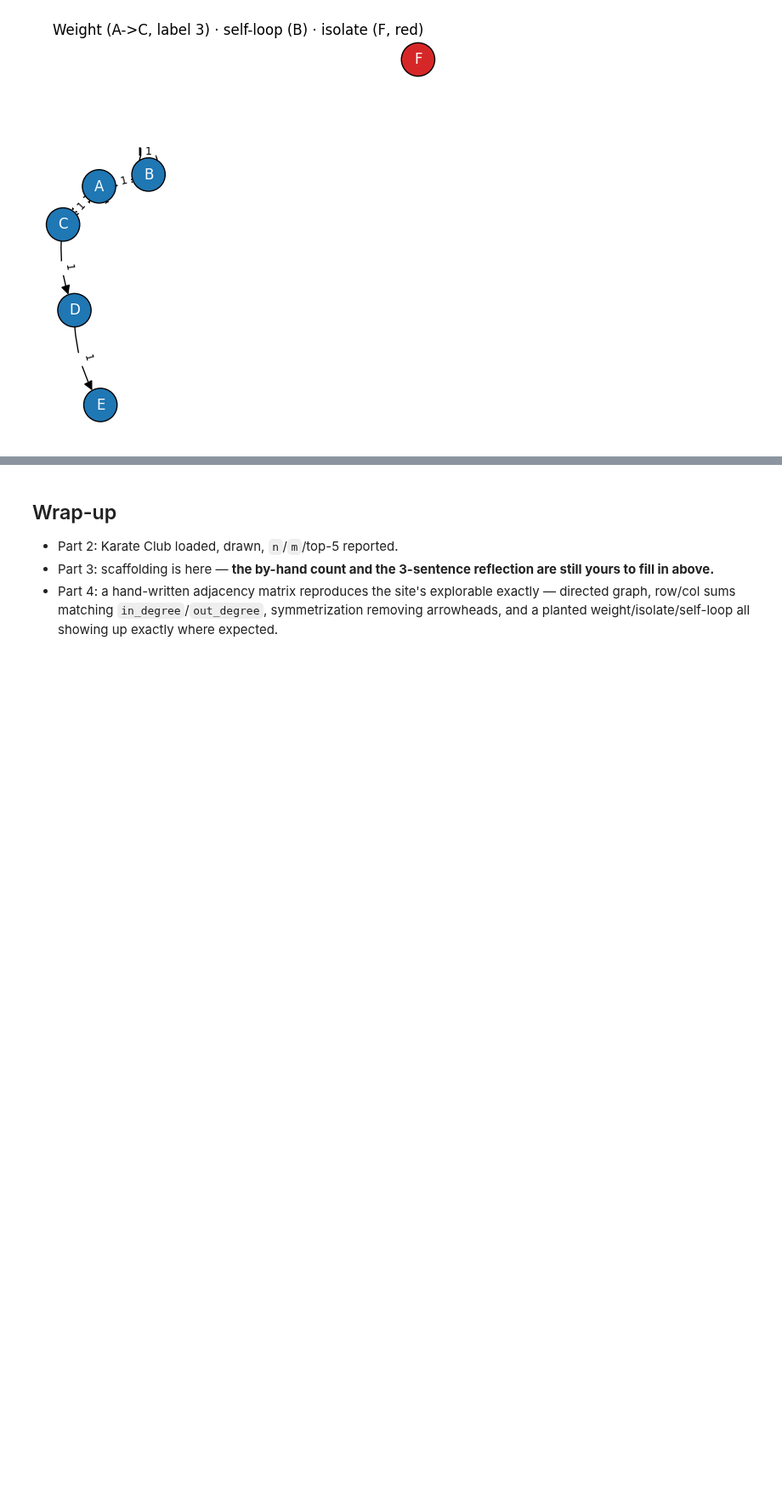
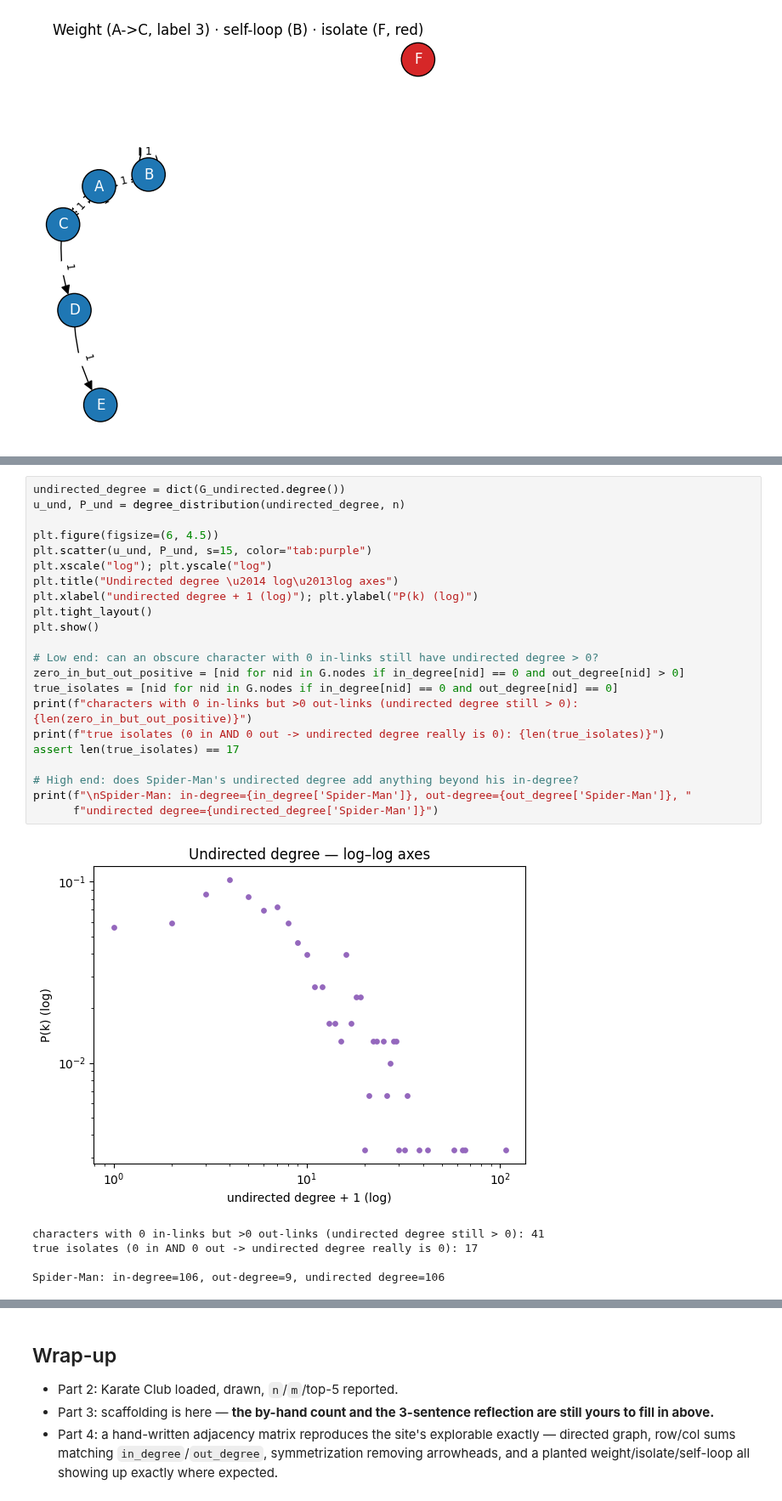
Before and after one commit to carlotamontes/socialgraphs-project, a Jupyter notebook: exercises/week1/1.3_toolbox_shakedown.ipynb, the cells around one changed output, grey strips where cells are left out. Shown at 85% size. Saved outputs shown, nothing was run; the diff lists cells and outputs as text; blank space fills up the shorter version.

```diff
--- a/exercises/week1/1.3_toolbox_shakedown.ipynb
+++ b/exercises/week1/1.3_toolbox_shakedown.ipynb
@@ -242,0 +516,28 @@ All three planted features (weight, isolate, self-loop) show up exactly where ex
+# %%
+undirected_degree = dict(G_undirected.degree())
+u_und, P_und = degree_distribution(undirected_degree, n)
+
+plt.figure(figsize=(6, 4.5))
+plt.scatter(u_und, P_und, s=15, color="tab:purple")
+plt.xscale("log"); plt.yscale("log")
+plt.title("Undirected degree \u2014 log\u2013log axes")
+plt.xlabel("undirected degree + 1 (log)"); plt.ylabel("P(k) (log)")
+plt.tight_layout()
+plt.show()
+
+# Low end: can an obscure character with 0 in-links still have undirected degree > 0?
+zero_in_but_out_positive = [nid for nid in G.nodes if in_degree[nid] == 0 and out_degree[nid] > 0]
+true_isolates = [nid for nid in G.nodes if in_degree[nid] == 0 and out_degree[nid] == 0]
+print(f"characters with 0 in-links but >0 out-links (undirected degree still > 0): {len(zero_in_but_out_positive)}")
+print(f"true isolates (0 in AND 0 out -> undirected degree really is 0): {len(true_isolates)}")
+assert len(true_isolates) == 17
+
+# High end: does Spider-Man's undirected degree add anything beyond his in-degree?
+print(f"\nSpider-Man: in-degree={in_degree['Spider-Man']}, out-degree={out_degree['Spider-Man']}, "
+      f"undirected degree={undirected_degree['Spider-Man']}")
+# %% [output]
+[figure, added]
+characters with 0 in-links but >0 out-links (undirected degree still > 0): 41
+true isolates (0 in AND 0 out -> undirected degree really is 0): 17
+
+Spider-Man: in-degree=106, out-degree=9, undirected degree=106
```
Also changed, not shown: parts of 25 cells of this notebook, 5 other files.
